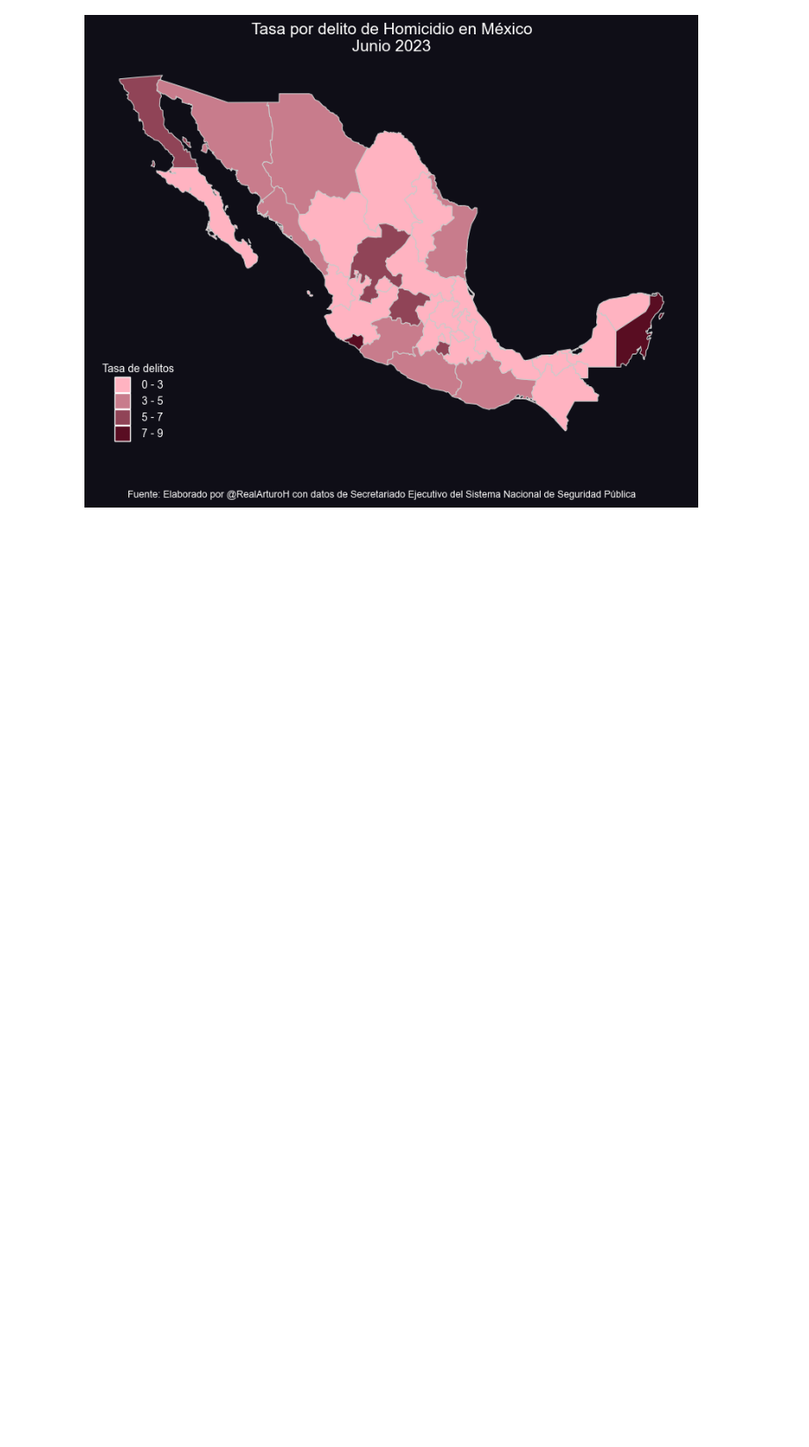
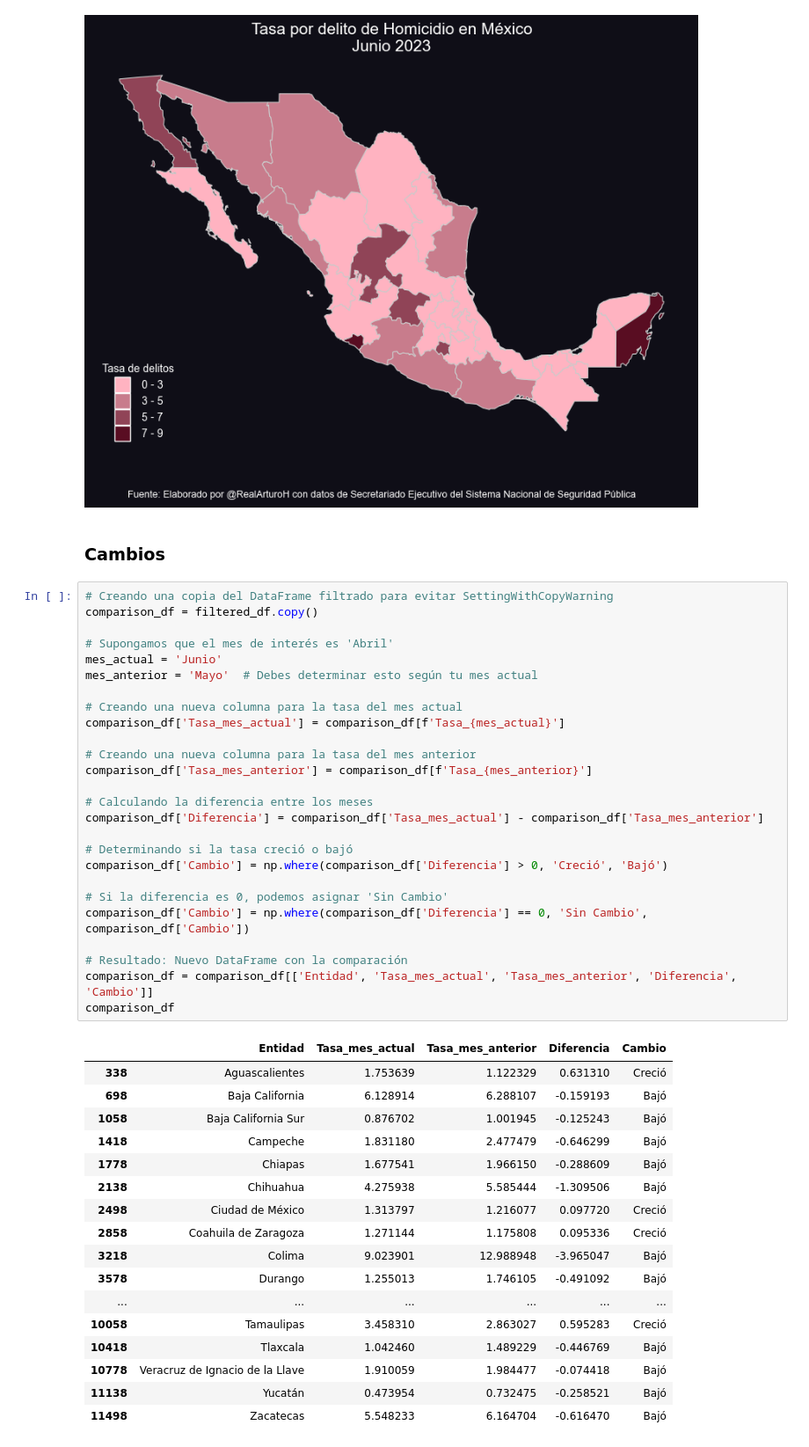
Before and after one commit to artiherrera/Mexico-Crime-Data-Analysis, a Jupyter notebook: notebooks/1.0-transformacion-visualizacion.ipynb, the cells around one changed output. Shown at 88% size. Cells and saved outputs as stored; diff of their text form; blank space fills up the shorter version.

Commit message:
Se añadió sección para comprarar evolución de delitos con mes anterior

```diff
--- a/notebooks/1.0-transformacion-visualizacion.ipynb
+++ b/notebooks/1.0-transformacion-visualizacion.ipynb
@@ -179,3 +179,49 @@ def plot_map_geo(merged_map_data, mes):
 plot_map_geo(merged_map_data_geo, mes='Junio')
 # %% [output]
 [figure]
+# %% [markdown]
+### Cambios
+# %%
+# Creando una copia del DataFrame filtrado para evitar SettingWithCopyWarning
+comparison_df = filtered_df.copy()
+
+# Supongamos que el mes de interés es 'Abril'
+mes_actual = 'Junio'
+mes_anterior = 'Mayo'  # Debes determinar esto según tu mes actual
+
+# Creando una nueva columna para la tasa del mes actual
+comparison_df['Tasa_mes_actual'] = comparison_df[f'Tasa_{mes_actual}']
+
+# Creando una nueva columna para la tasa del mes anterior
+comparison_df['Tasa_mes_anterior'] = comparison_df[f'Tasa_{mes_anterior}']
+
+# Calculando la diferencia entre los meses
+comparison_df['Diferencia'] = comparison_df['Tasa_mes_actual'] - comparison_df['Tasa_mes_anterior']
+
+# Determinando si la tasa creció o bajó
+comparison_df['Cambio'] = np.where(comparison_df['Diferencia'] > 0, 'Creció', 'Bajó')
+
+# Si la diferencia es 0, podemos asignar 'Sin Cambio'
+comparison_df['Cambio'] = np.where(comparison_df['Diferencia'] == 0, 'Sin Cambio', comparison_df['Cambio'])
+
+# Resultado: Nuevo DataFrame con la comparación
+comparison_df = comparison_df[['Entidad', 'Tasa_mes_actual', 'Tasa_mes_anterior', 'Diferencia', 'Cambio']]
+comparison_df
+# %% [output]
+|  | Entidad | Tasa_mes_actual | Tasa_mes_anterior | Diferencia | Cambio |
+| 338 | Aguascalientes | 1.753639 | 1.122329 | 0.631310 | Creció |
+| 698 | Baja California | 6.128914 | 6.288107 | -0.159193 | Bajó |
+| 1058 | Baja California Sur | 0.876702 | 1.001945 | -0.125243 | Bajó |
+| 1418 | Campeche | 1.831180 | 2.477479 | -0.646299 | Bajó |
+| 1778 | Chiapas | 1.677541 | 1.966150 | -0.288609 | Bajó |
+| 2138 | Chihuahua | 4.275938 | 5.585444 | -1.309506 | Bajó |
+| 2498 | Ciudad de México | 1.313797 | 1.216077 | 0.097720 | Creció |
+| 2858 | Coahuila de Zaragoza | 1.271144 | 1.175808 | 0.095336 | Creció |
+| 3218 | Colima | 9.023901 | 12.988948 | -3.965047 | Bajó |
+| 3578 | Durango | 1.255013 | 1.746105 | -0.491092 | Bajó |
+| ... | ... | ... | ... | ... | ... |
+| 10058 | Tamaulipas | 3.458310 | 2.863027 | 0.595283 | Creció |
+| 10418 | Tlaxcala | 1.042460 | 1.489229 | -0.446769 | Bajó |
+| 10778 | Veracruz de Ignacio de la Llave | 1.910059 | 1.984477 | -0.074418 | Bajó |
+| 11138 | Yucatán | 0.473954 | 0.732475 | -0.258521 | Bajó |
+| 11498 | Zacatecas | 5.548233 | 6.164704 | -0.616470 | Bajó |
```
